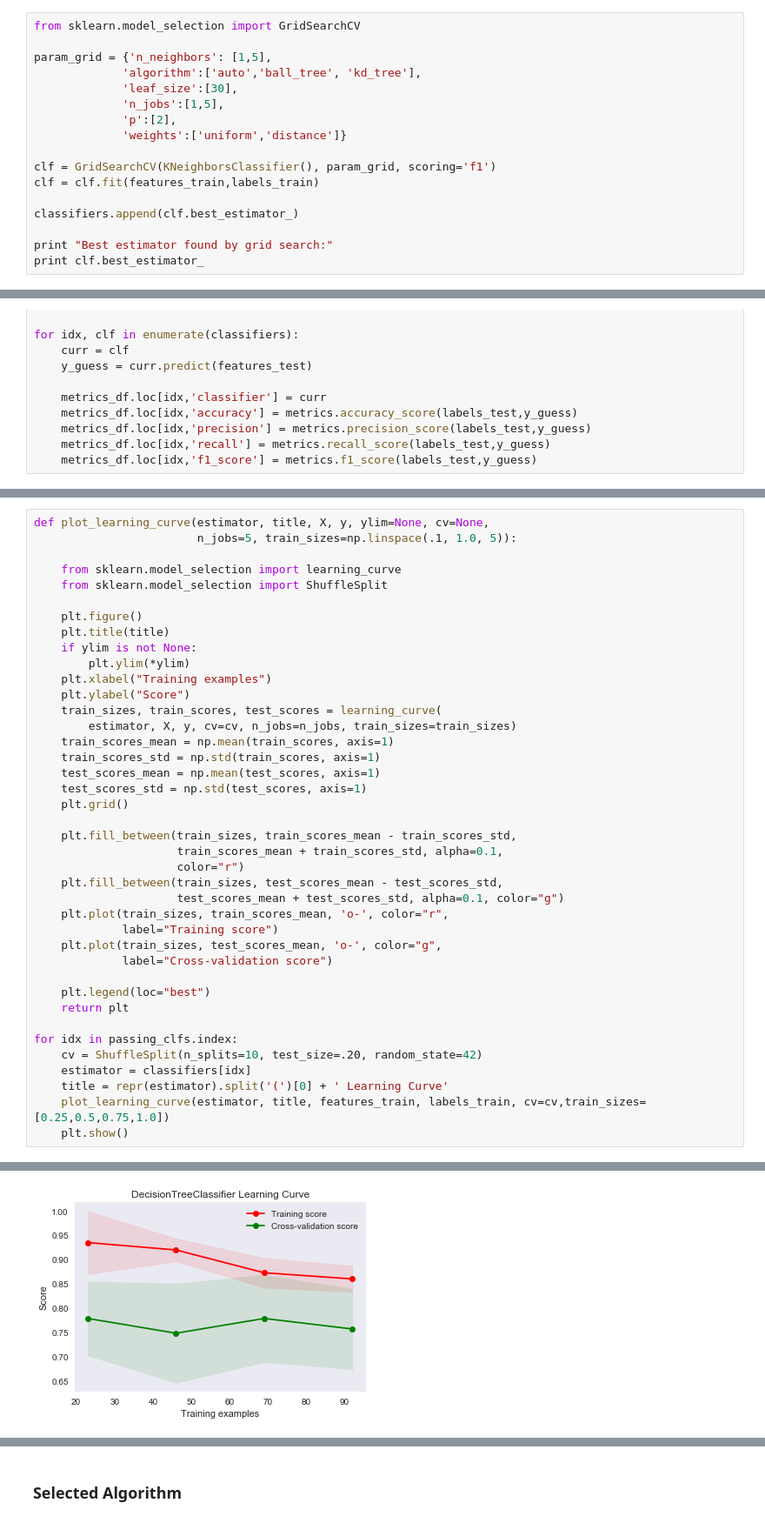
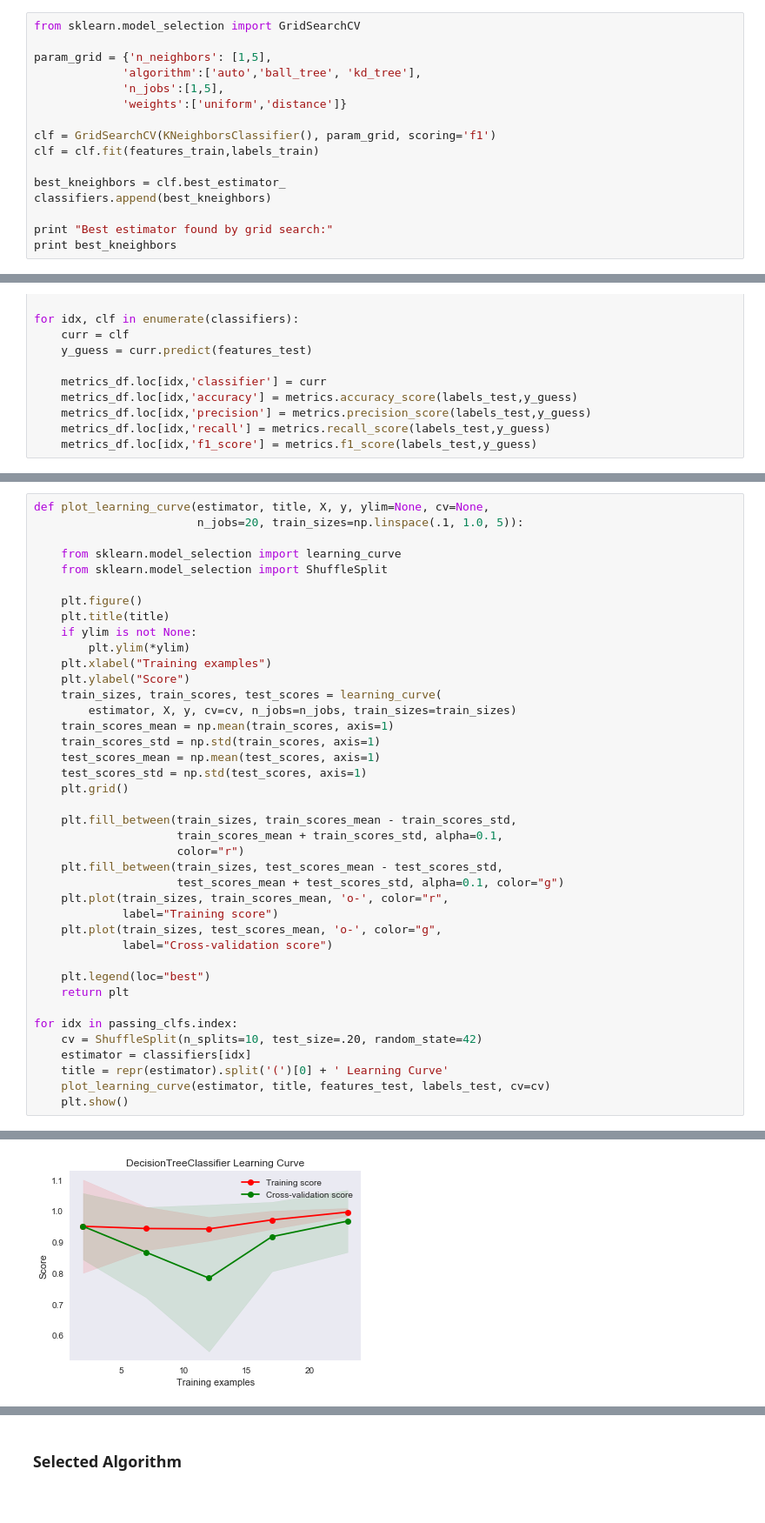
Before and after one commit to lizkalina/poi-classifier, a Jupyter notebook: Identify Fraud from Enron Email-V2.ipynb, the cells around one changed output, grey strips where cells are left out. Shown at 87% size. Saved outputs shown, nothing was run; the diff lists cells and outputs as text.

```diff
--- a/Identify Fraud from Enron Email-V2.ipynb
+++ b/Identify Fraud from Enron Email-V2.ipynb
@@ -380,18 +380,17 @@ from sklearn.model_selection import GridSearchCV
 
 param_grid = {'n_neighbors': [1,5],
              'algorithm':['auto','ball_tree', 'kd_tree'],
-             'leaf_size':[30],
              'n_jobs':[1,5],
-             'p':[2],
              'weights':['uniform','distance']}
 
 clf = GridSearchCV(KNeighborsClassifier(), param_grid, scoring='f1')
 clf = clf.fit(features_train,labels_train)
 
-classifiers.append(clf.best_estimator_)
+best_kneighbors = clf.best_estimator_
+classifiers.append(best_kneighbors)
 
 print "Best estimator found by grid search:"
-print clf.best_estimator_
+print best_kneighbors
 # %% [output]
 Best estimator found by grid search:
 KNeighborsClassifier(algorithm='auto', leaf_size=30, metric='minkowski',
@@ -461,6 +484,6 @@ passing_clfs
 # %%
 def plot_learning_curve(estimator, title, X, y, ylim=None, cv=None,
-                        n_jobs=5, train_sizes=np.linspace(.1, 1.0, 5)):
+                        n_jobs=20, train_sizes=np.linspace(.1, 1.0, 5)):
 
     from sklearn.model_selection import learning_curve
     from sklearn.model_selection import ShuffleSplit
@@ -496,6 +519,6 @@ for idx in passing_clfs.index:
     cv = ShuffleSplit(n_splits=10, test_size=.20, random_state=42)
     estimator = classifiers[idx]
     title = repr(estimator).split('(')[0] + ' Learning Curve'
-    plot_learning_curve(estimator, title, features_train, labels_train, cv=cv,train_sizes=[0.25,0.5,0.75,1.0])
+    plot_learning_curve(estimator, title, features_test, labels_test, cv=cv)
     plt.show()
 # %% [output]
@@ -503 +526 @@ for idx in passing_clfs.index:
-[figure, old version]
+[figure, new version]
```
Also changed, not shown: parts of 12 cells of this notebook.
